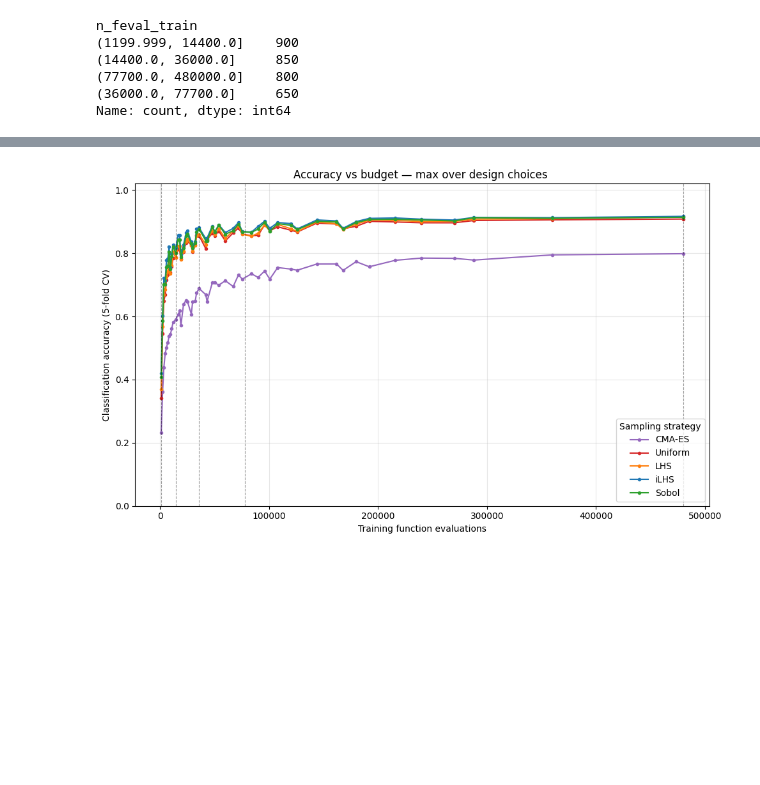
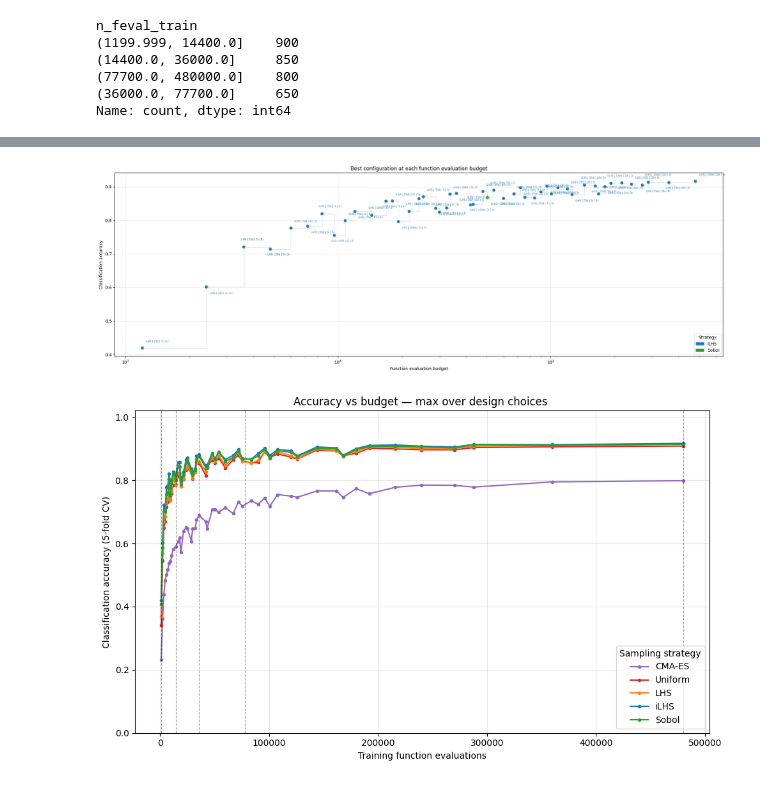
Before and after one commit to kaijenlee/MSc-Thesis-Problem-Embedding-Transfer-Learning, a Jupyter notebook: sampling_sensitivty/plots/classification/ela_table_subsample_dim2.ipynb, the cells around one changed output, grey strips where cells are left out. Saved outputs shown, nothing was run; the diff lists cells and outputs as text; code cells hidden in the pictures; blank space fills up the shorter version.

```diff
--- a/sampling_sensitivty/plots/classification/ela_table_subsample_dim2.ipynb
+++ b/sampling_sensitivty/plots/classification/ela_table_subsample_dim2.ipynb
@@ -74,6 +74,14 @@ plot_cv_vs_accuracy(df[df.n_runs_train == 1], ylim=(0.7, 1.0))
         <Axes: title={'left': 'sobol'}>,
         <Axes: title={'left': 'uniform'}, xlabel='Function evaluations (training budget)'>],
        dtype=object))
+# %%
+fig, best = plot_best_config_per_budget(
+    fold_agg_df,
+    target="acc_allruns_mean",
+)
+plt.show()
+# %% [output]
+[figure, added]
 # %%
 plot_accuracy_vs_budget(fold_agg_df, plot_bins=4)
 plot_accuracy_vs_budget(fold_agg_df, agg_mode="mean")
```
Also changed, not shown: parts of 16 cells of this notebook, 6 other files.
